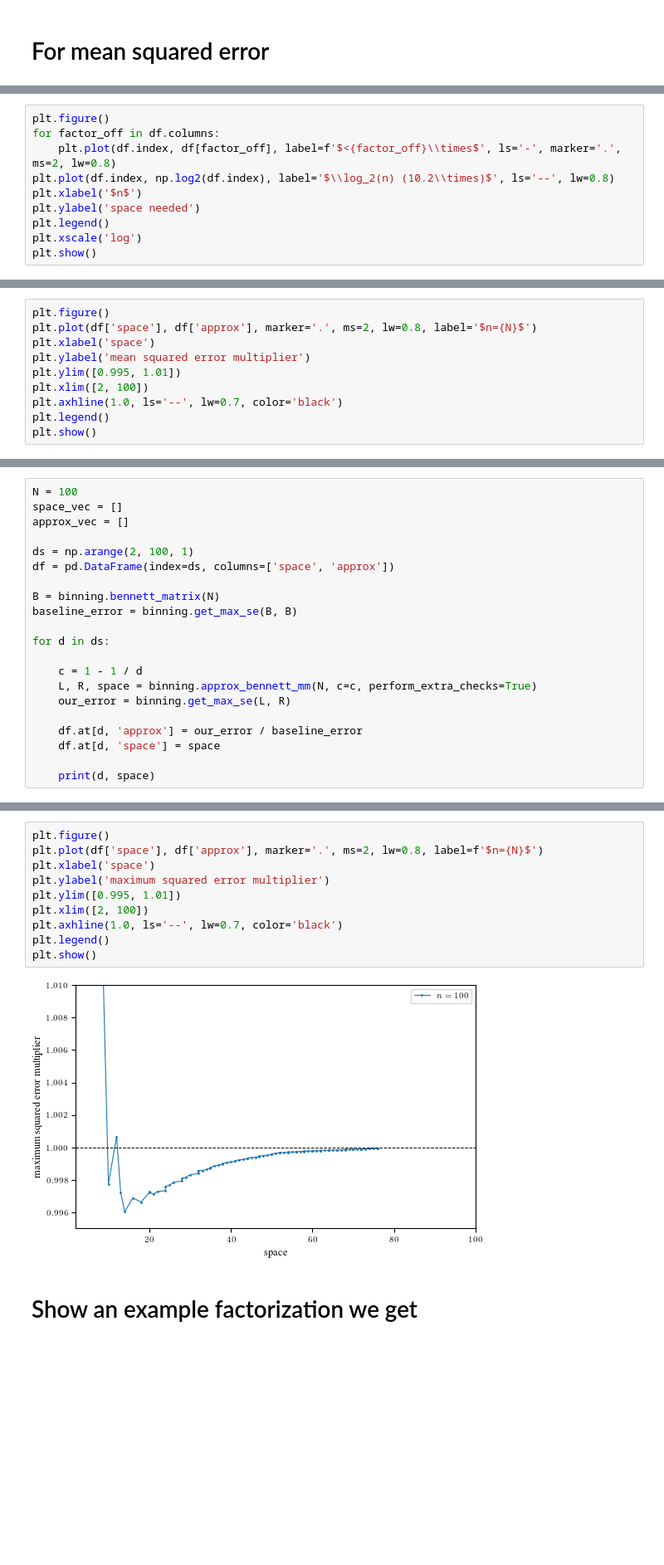
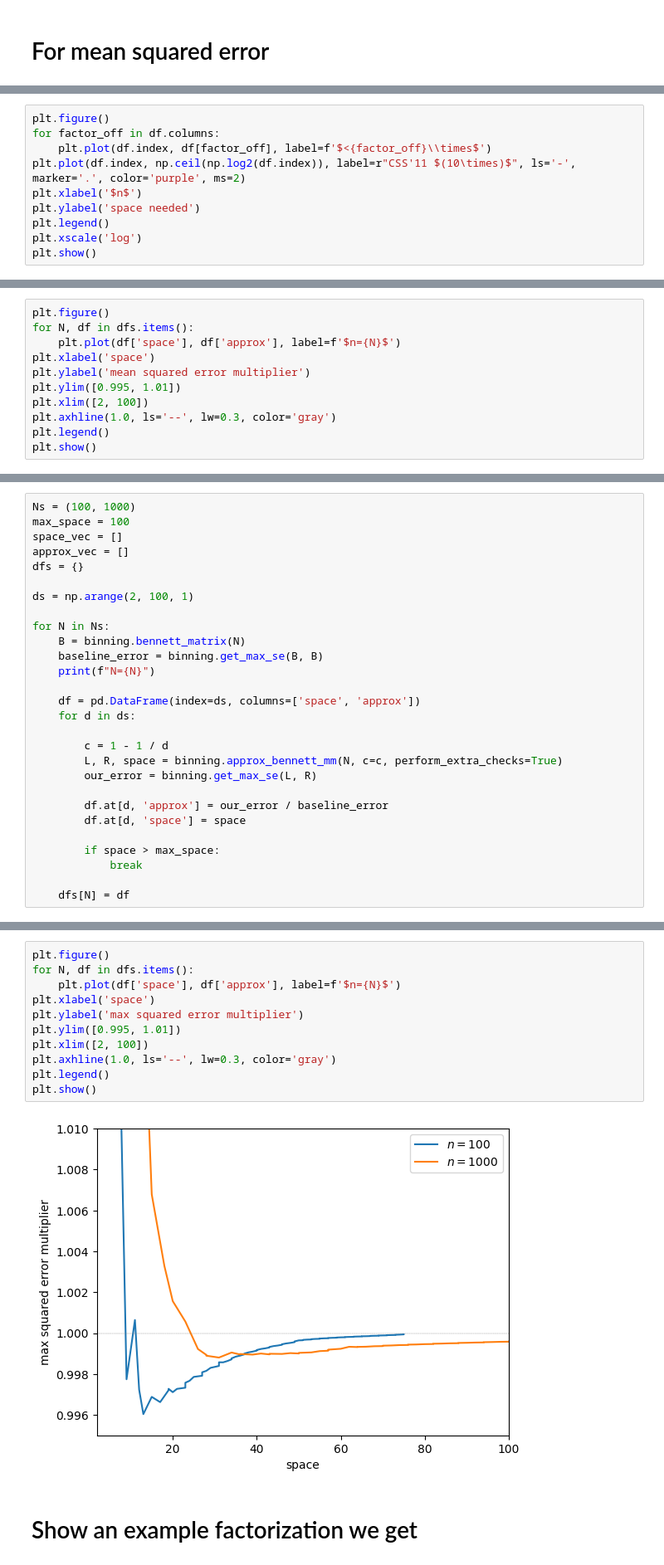
Before and after one commit to jodander/streaming-via-binning, a Jupyter notebook: plots.ipynb, the cells around one changed output, grey strips where cells are left out. Shown: that part at 83% size. Drawn from its saved outputs; the diff is of its cells as text; blank space fills up the shorter version.

```diff
--- a/plots.ipynb
+++ b/plots.ipynb
@@ -73,8 +53,8 @@ n=1000 done w/ space=8!
 # %%
 plt.figure()
 for factor_off in df.columns:
-    plt.plot(df.index, df[factor_off], label=f'$<{factor_off}\\times$', ls='-', marker='.', ms=2, lw=0.8)
-plt.plot(df.index, np.log2(df.index), label='$\\log_2(n) (10.2\\times)$', ls='--', lw=0.8)
+    plt.plot(df.index, df[factor_off], label=f'$<{factor_off}\\times$')
+plt.plot(df.index, np.ceil(np.log2(df.index)), label=r"CSS'11 $(10\times)$", ls='-', marker='.', color='purple', ms=2)
 plt.xlabel('$n$')
 plt.ylabel('space needed')
 plt.legend()
@@ -124,11 +95,12 @@ for d in ds:
 # %%
 plt.figure()
-plt.plot(df['space'], df['approx'], marker='.', ms=2, lw=0.8, label='$n={N}$')
+for N, df in dfs.items():
+    plt.plot(df['space'], df['approx'], label=f'$n={N}$')
 plt.xlabel('space')
 plt.ylabel('mean squared error multiplier')
 plt.ylim([0.995, 1.01])
 plt.xlim([2, 100])
-plt.axhline(1.0, ls='--', lw=0.7, color='black')
+plt.axhline(1.0, ls='--', lw=0.3, color='gray')
 plt.legend()
 plt.show()
 # %% [output]
@@ -208,22 +163,29 @@ plt.show()
 # %%
-N = 100
+Ns = (100, 1000)
+max_space = 100
 space_vec = []
 approx_vec = []
+dfs = {}
 
 ds = np.arange(2, 100, 1)
-df = pd.DataFrame(index=ds, columns=['space', 'approx'])
 
-B = binning.bennett_matrix(N)
-baseline_error = binning.get_max_se(B, B)
+for N in Ns:
+    B = binning.bennett_matrix(N)
+    baseline_error = binning.get_max_se(B, B)
+    print(f"N={N}")
 
-for d in ds:
+    df = pd.DataFrame(index=ds, columns=['space', 'approx'])
+    for d in ds:
 
-    c = 1 - 1 / d
-    L, R, space = binning.approx_bennett_mm(N, c=c, perform_extra_checks=True)
-    our_error = binning.get_max_se(L, R)
+        c = 1 - 1 / d
+        L, R, space = binning.approx_bennett_mm(N, c=c, perform_extra_checks=True)
+        our_error = binning.get_max_se(L, R)
 
-    df.at[d, 'approx'] = our_error / baseline_error
-    df.at[d, 'space'] = space
+        df.at[d, 'approx'] = our_error / baseline_error
+        df.at[d, 'space'] = space
 
-    print(d, space)
+        if space > max_space:
+            break
+
+    dfs[N] = df
 # %% [output]
@@ -247,15 +194,16 @@ for d in ds:
 # %%
 plt.figure()
-plt.plot(df['space'], df['approx'], marker='.', ms=2, lw=0.8, label=f'$n={N}$')
+for N, df in dfs.items():
+    plt.plot(df['space'], df['approx'], label=f'$n={N}$')
 plt.xlabel('space')
-plt.ylabel('maximum squared error multiplier')
+plt.ylabel('max squared error multiplier')
 plt.ylim([0.995, 1.01])
 plt.xlim([2, 100])
-plt.axhline(1.0, ls='--', lw=0.7, color='black')
+plt.axhline(1.0, ls='--', lw=0.3, color='gray')
 plt.legend()
 plt.show()
 # %% [output]
-[figure, old version]
+[figure, new version]
 # %% [markdown]
 # Show an example factorization we get
 # %%
```
Also changed, not shown: parts of 18 cells of this notebook, 2 other files.
